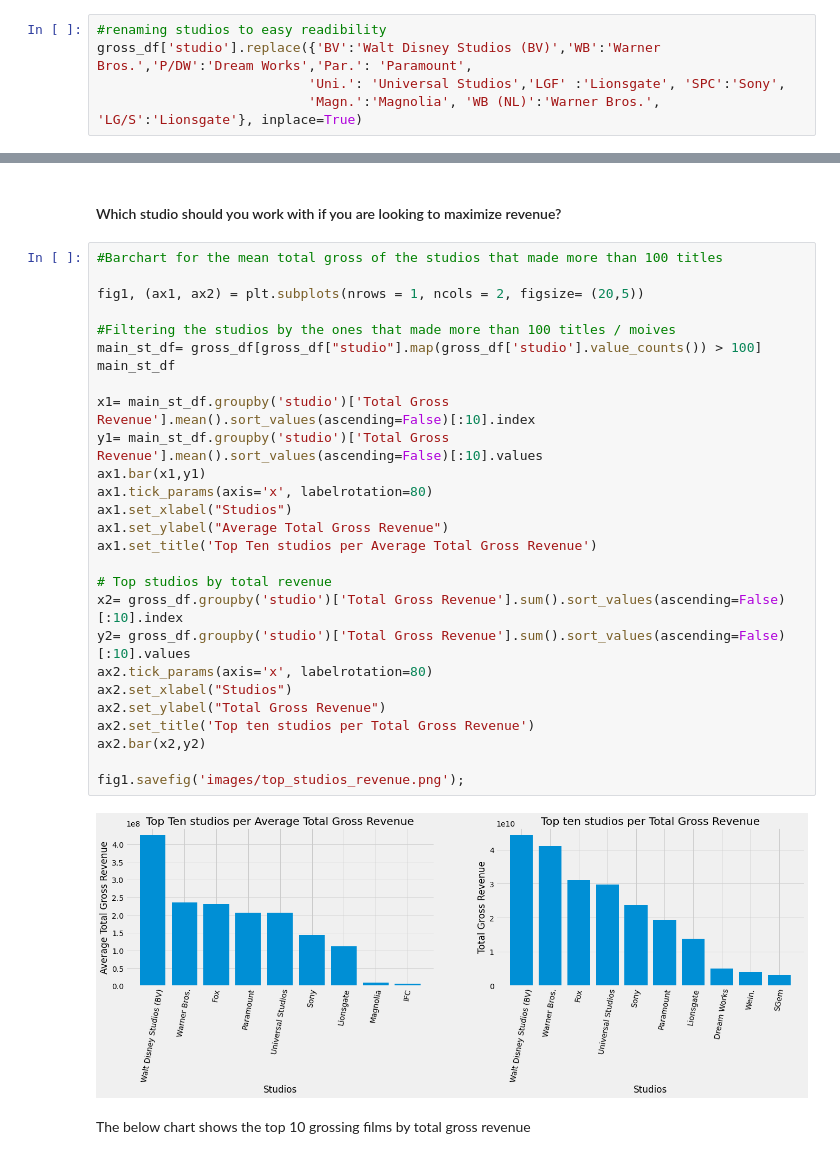
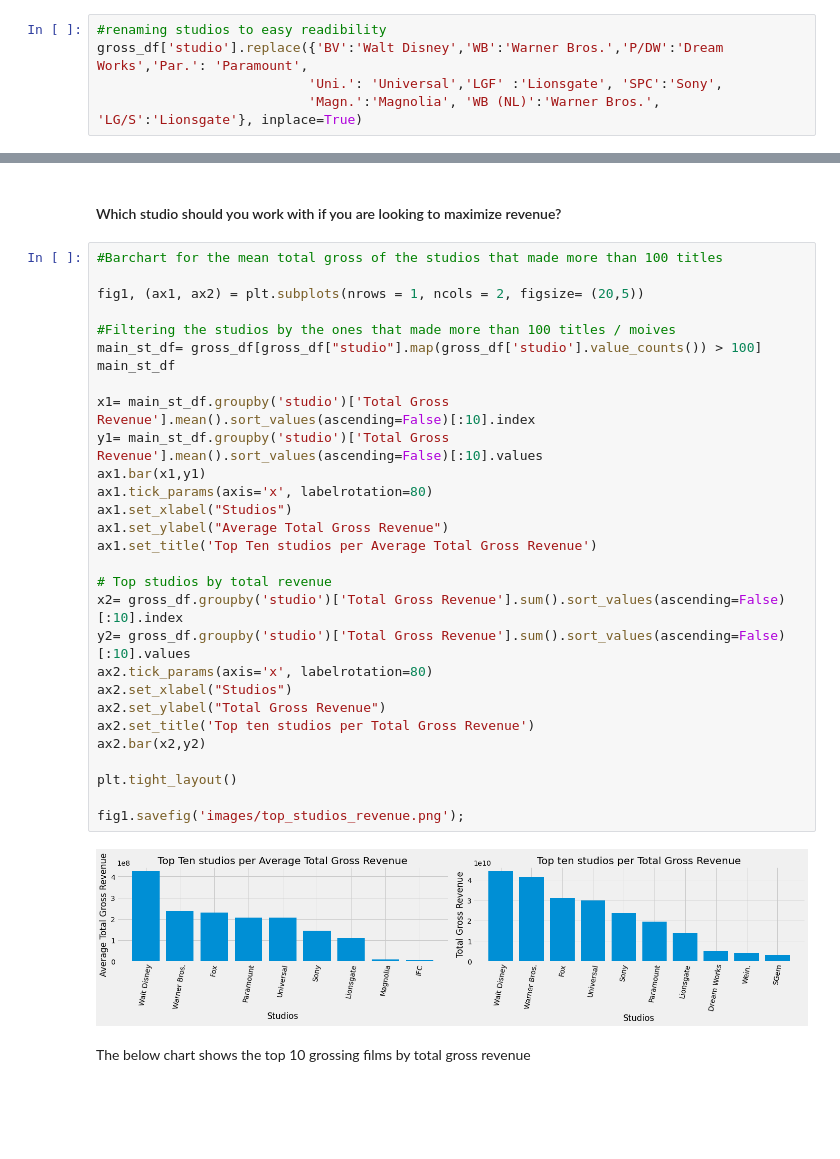
Before and after one commit to kyledufrane/Microsoft_Movie_Analysis, a Jupyter notebook: final_notebook.ipynb, the cells around one changed output, grey strips where cells are left out. Cells and saved outputs as stored; diff of their text form; blank space fills up the shorter version.

```diff
--- a/final_notebook.ipynb
+++ b/final_notebook.ipynb
@@ -279,8 +279,8 @@ gross_df['foreign_gross'].replace(',','', regex=True, inplace=True)
 gross_df["foreign_gross"]= gross_df['foreign_gross'].astype(float)
 # %%
 #renaming studios to easy readibility
-gross_df['studio'].replace({'BV':'Walt Disney Studios (BV)','WB':'Warner Bros.','P/DW':'Dream Works','Par.': 'Paramount',
-                           'Uni.': 'Universal Studios','LGF' :'Lionsgate', 'SPC':'Sony',
+gross_df['studio'].replace({'BV':'Walt Disney','WB':'Warner Bros.','P/DW':'Dream Works','Par.': 'Paramount',
+                           'Uni.': 'Universal','LGF' :'Lionsgate', 'SPC':'Sony',
                            'Magn.':'Magnolia', 'WB (NL)':'Warner Bros.', 'LG/S':'Lionsgate'}, inplace=True)
 # %%
 #View stats on the numeric columns
@@ -629,32 +632,34 @@ New.reset_index()
 # %%
 #Barchart for the mean total gross of the studios that made more than 100 titles
 
 fig1, (ax1, ax2) = plt.subplots(nrows = 1, ncols = 2, figsize= (20,5))
 
 #Filtering the studios by the ones that made more than 100 titles / moives
 main_st_df= gross_df[gross_df["studio"].map(gross_df['studio'].value_counts()) > 100]
 main_st_df
 
 x1= main_st_df.groupby('studio')['Total Gross Revenue'].mean().sort_values(ascending=False)[:10].index
 y1= main_st_df.groupby('studio')['Total Gross Revenue'].mean().sort_values(ascending=False)[:10].values
 ax1.bar(x1,y1)
 ax1.tick_params(axis='x', labelrotation=80)
 ax1.set_xlabel("Studios")
 ax1.set_ylabel("Average Total Gross Revenue")
 ax1.set_title('Top Ten studios per Average Total Gross Revenue')
 
 # Top studios by total revenue
 x2= gross_df.groupby('studio')['Total Gross Revenue'].sum().sort_values(ascending=False)[:10].index
 y2= gross_df.groupby('studio')['Total Gross Revenue'].sum().sort_values(ascending=False)[:10].values
 ax2.tick_params(axis='x', labelrotation=80)
 ax2.set_xlabel("Studios")
 ax2.set_ylabel("Total Gross Revenue")
 ax2.set_title('Top ten studios per Total Gross Revenue')
 ax2.bar(x2,y2)
 
+plt.tight_layout()
+
 fig1.savefig('images/top_studios_revenue.png');
 # %% [output]
-[figure, old version]
+[figure, new version]
 # %% [markdown]
 The below chart shows the top 10 grossing films by total gross revenue
 # %%
```
Also changed, not shown: parts of 64 cells of this notebook.
